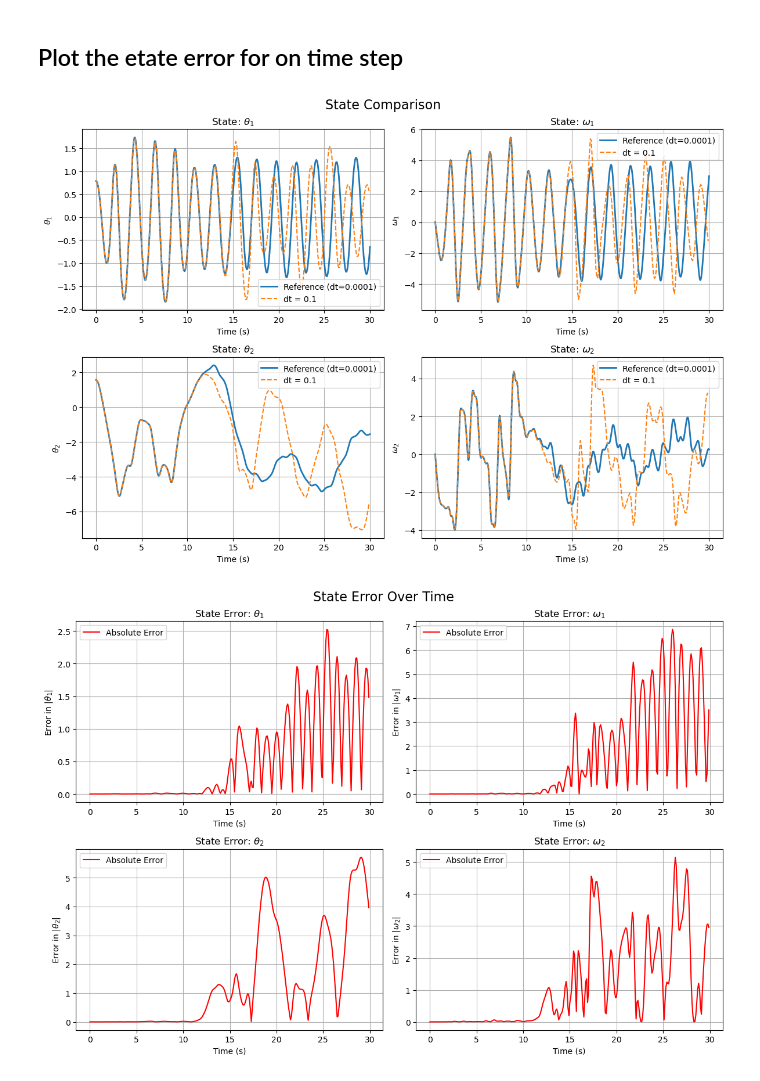
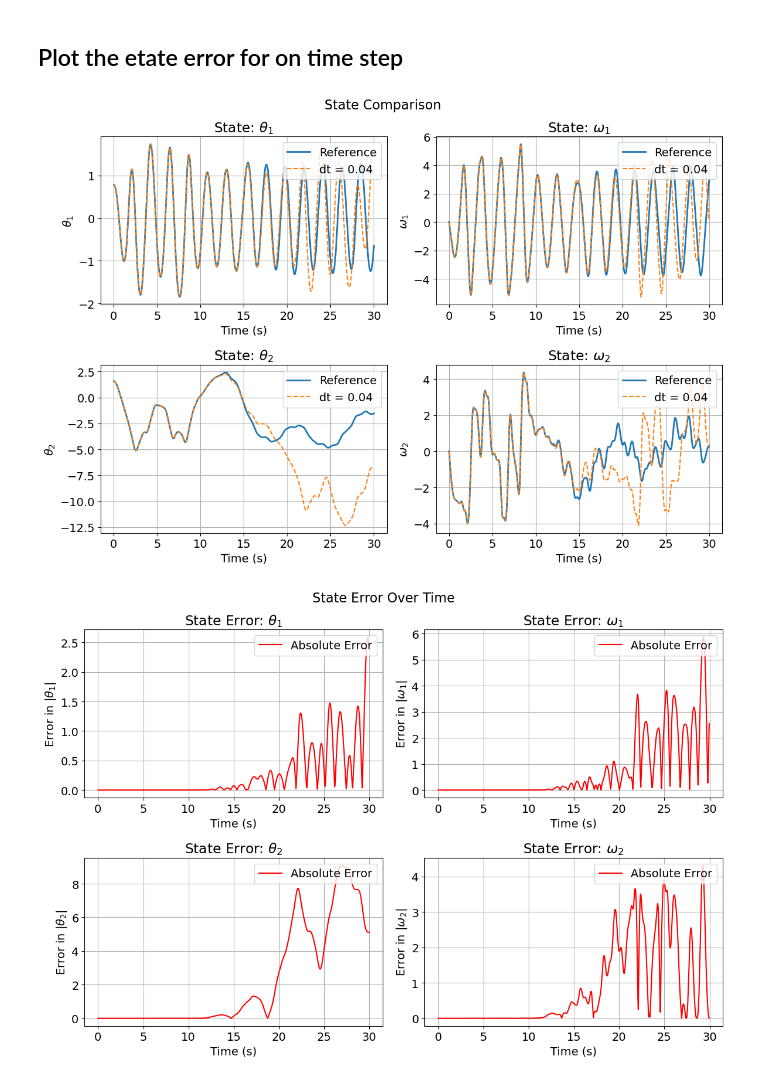
Before and after one commit to TheBestBot/AE-370-P1, a Jupyter notebook: Error_Analysis.ipynb, the cells around one changed output. Cells and saved outputs as stored; diff of their text form; code cells hidden in the pictures.

Commit message:
final analysis

````diff
--- a/Error_Analysis.ipynb
+++ b/Error_Analysis.ipynb
@@ -7,6 +7,7 @@ import sympy as sp
 import numpy as np
 import matplotlib.pyplot as plt
 from scipy.interpolate import interp1d
+plt.rcParams.update({'font.size': 14})
 
 # Define symbols
 theta1, omega1, theta2, omega2 = sp.symbols('theta1 omega1 theta2 omega2')
@@ -137,7 +138,7 @@ def solve_rk4(y0, dt, t_max):
 
 Set ```reduce_analysis``` to ```False``` to run the full analysis, otherwise a reduced resolution one will run.
 # %%
-reduce_analysis = True
+reduce_analysis = False
 # %%
 def compare_full_state_error(y0, t_max, dt_list, t_ref, y_ref):
     """Since no know analytical solution exists for the double pendulum system,
@@ -206,7 +207,7 @@ compare_full_state_error(y0, t_max, dt_values, t_ref, y_ref)
 # %% [markdown]
 ## Plot the etate error for on time step
 # %%
-dt_n = 0.1  # Compairsion dt
+dt_n = 0.04  # Comparison dt
 
 t_n, y_n = solve_rk4(y0, dt_n, t_max)
 
@@ -216,39 +217,39 @@ plt.figure(figsize=(12, 8))
 
 for i in range(4):
     plt.subplot(2, 2, i+1)
-    plt.plot(t_ref, y_ref[:, i], label='Reference (dt=0.0001)', linewidth=2)
+    plt.plot(t_ref, y_ref[:, i], label='Reference', linewidth=2)
     plt.plot(t_n, y_n[:, i], '--', label=f'dt = {dt_n}', linewidth=1.5)
     plt.xlabel('Time (s)')
     plt.ylabel(labels[i])
     plt.title(f'State: {labels[i]}')
     plt.grid(True)
-    plt.legend()
+    plt.legend(loc='upper right')
 
 plt.tight_layout()
 plt.suptitle('State Comparison', fontsize=16, y=1.02)
 plt.show()
 
 # Interpolate y_ref to match the time steps of y_n
 y_ref_interp = np.zeros_like(y_n)
 for i in range(y_ref.shape[1]):
     interp_func = interp1d(t_ref, y_ref[:, i], kind='cubic', fill_value="extrapolate")
     y_ref_interp[:, i] = interp_func(t_n)
 errors = np.abs(y_n - y_ref_interp)
 
 plt.figure(figsize=(12, 8))
 
 for i in range(4):
     plt.subplot(2, 2, i+1)
     plt.plot(t_n, errors[:, i], color='red', label='Absolute Error')
     plt.xlabel('Time (s)')
     plt.ylabel(f'Error in |{labels[i]}|')
     plt.title(f'State Error: {labels[i]}')
     plt.grid(True)
-    plt.legend()
+    plt.legend(loc='upper right')
 
 plt.tight_layout()
 plt.suptitle('State Error Over Time', fontsize=16, y=1.02)
 plt.show()
 # %% [output]
-[figure, old version]
+[figure, new version]
-[figure, old version]
+[figure, new version]
````
Also changed, not shown: parts of 1 cell of this notebook.
